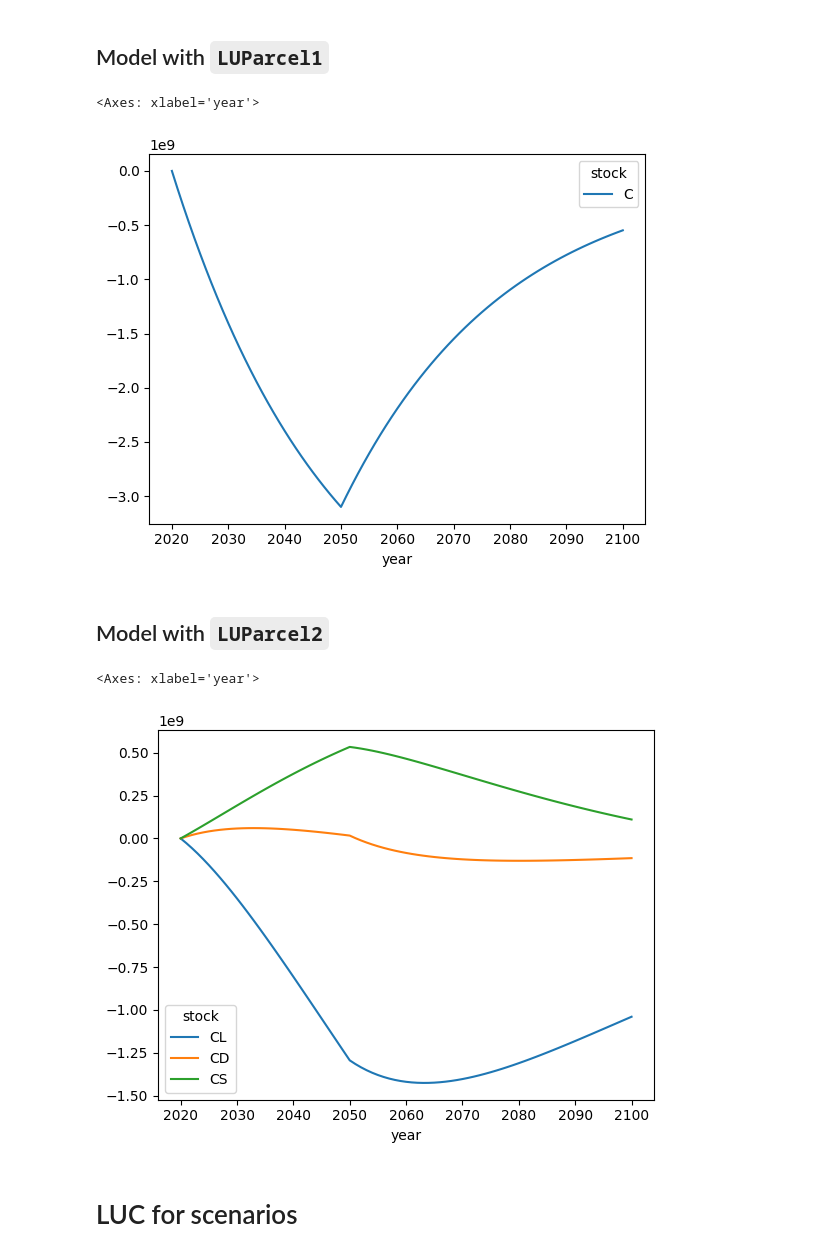
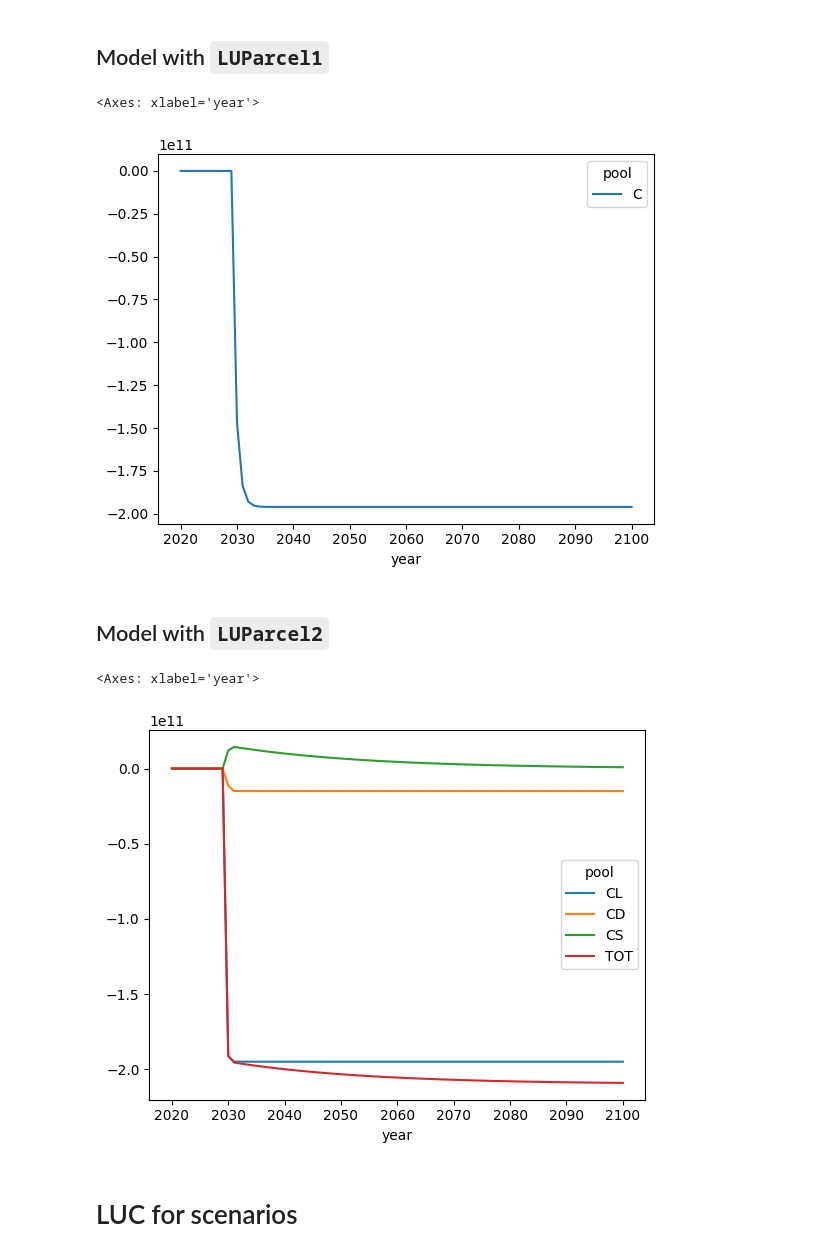
Before and after one commit to SLU-foodsystems/CIBUSmod, a Jupyter notebook: notebooks/LUC.ipynb, the cells around one changed output. Saved outputs shown, nothing was run; the diff lists cells and outputs as text; code cells hidden in the pictures.

```diff
--- a/notebooks/LUC.ipynb
+++ b/notebooks/LUC.ipynb
@@ -165,9 +173,14 @@ A1 = pd.Series(A)
 A2 = pd.Series({y:At for y,At in zip(range(2020,2050+1),np.linspace(A0,A0*1.2,31))})
 A3 = pd.Series({y:At for y,At in zip(range(2020,2050+1),np.linspace(A0,A0*0.8,31))})
 
+A4 = pd.Series(np.concatenate([np.zeros(10),np.ones(21)])*A0, index = range(2020,2050+1))
+A5 = pd.Series(np.concatenate([np.ones(10),np.zeros(21)])*A0, index = range(2020,2050+1))
+
 ax = A1.plot(label='A1')
 A2.plot(ax=ax, label='A2')
 A3.plot(ax=ax, label='A3')
+A4.plot(ax=ax, label='A4')
+A5.plot(ax=ax, label='A5')
 ax.axhline(A1.iloc[0], color='black', linestyle='--',linewidth=0.5)
 ax.set_ylim(0)
 ax.legend()
@@ -177,5 +190,6 @@ plt.show()
 # %%
-Ach = A3.diff().fillna(0)
+# Select time-series
+Ach = A4.diff().fillna(0)
 # %% [markdown]
 ## Model with `LUParcel1`
 # %%
@@ -185,23 +199,25 @@ LUCts = LUCTimeSeries(
     extend = extend
 )
 LUCts.calculate_parcels()
-LUCts.get_CO2().plot()
+LUCts.get_stocks().plot()
 # %% [output]
 <Axes: xlabel='year'>
-[figure, old version]
+[figure, new version]
 # %% [markdown]
 ## Model with `LUParcel2`
 # %%
 LUCts = LUCTimeSeries(
     Ach = Ach,
     **LUC_pars2['cropland, mineral soil'],
     extend = extend
 )
 LUCts.calculate_parcels()
-LUCts.get_CO2().plot()
+d = LUCts.get_stocks()
+d['TOT'] = d.sum(axis=1)
+d.plot()
 # %% [output]
 <Axes: xlabel='year'>
-[figure, old version]
+[figure, new version]
 # %% [markdown]
 # LUC for scenarios
 # %% [markdown]
```
Also changed, not shown: parts of 6 cells of this notebook.
